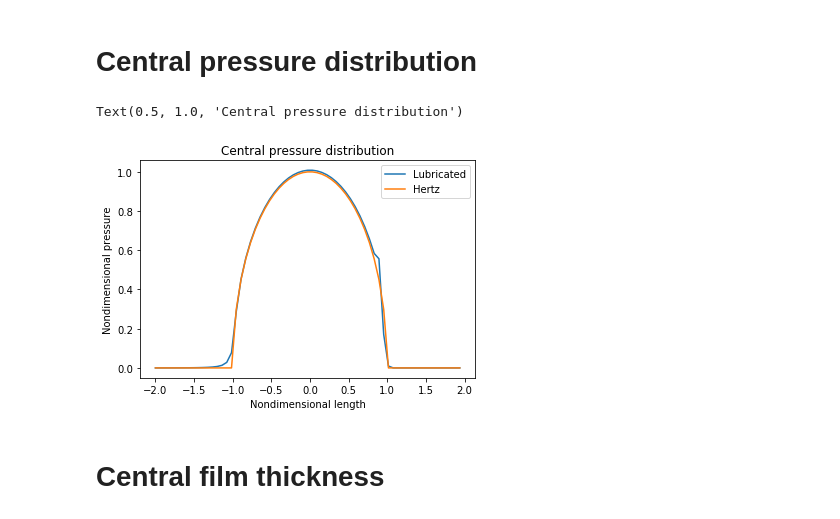
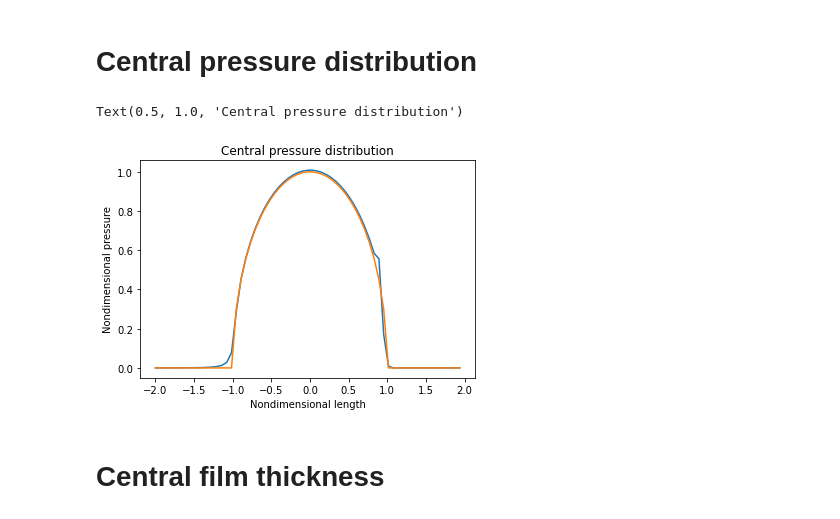
Before and after one commit to FrictionTribologyEnigma/slippy, a Jupyter notebook: examples/Mixed lubrication by the semi system approach.ipynb, the cells around one changed output. Drawn from its saved outputs; the diff is of its cells as text; code cells hidden in the pictures.

```diff
--- a/examples/Mixed lubrication by the semi system approach.ipynb
+++ b/examples/Mixed lubrication by the semi system approach.ipynb
@@ -88,6 +88,6 @@ In which $P$ is the non dimensional pressure, $\frac{\rho(P)}{\rho_0}$ is the no
 print(C.UnifiedReynoldsSolver.requires) # looking at the requires property of our chosen solver
 
 oil = C.Lubricant('oil') # Making a lubricant object to contain our sub models
-oil.add_sub_model('nd_viscosity', C.nd_roelands(eta_0, roelands_p_0, hertz_pressure, roelands_z))
-oil.add_sub_model('nd_density', C.nd_dowson_higginson(hertz_pressure)) # adding dowson higginson
+oil.add_sub_model('nd_viscosity', C.lubricant_models.nd_roelands(eta_0, roelands_p_0, hertz_pressure, roelands_z))
+oil.add_sub_model('nd_density', C.lubricant_models.nd_dowson_higginson(hertz_pressure)) # adding dowson higginson
 # %% [output]
@@ -182,14 +181,15 @@ plt.imshow(np.log(state['gap']))
 # %% [markdown]
 # Central pressure distribution
 # %%
-sns.lineplot(Y[:,0]/hertz_a,state['nd_pressure'][:,32], label='Lubricated')
-ax = sns.lineplot(Y[:,0]/hertz_a,hertzian_pressure_dist[:,32]/hertz_pressure, label='Hertz')
+plt.plot(Y[:,0]/hertz_a,state['nd_pressure'][:,32], label='Lubricated')
+plt.plot(Y[:,0]/hertz_a,hertzian_pressure_dist[:,32]/hertz_pressure, label='Hertz')
+ax = plt.gca()
 ax.set_xlabel('Nondimensional length')
 ax.set_ylabel('Nondimensional pressure')
 ax.set_title('Central pressure distribution')
 # %% [output]
 Text(0.5, 1.0, 'Central pressure distribution')
-[figure, old version]
+[figure, new version]
 # %% [markdown]
 # Central film thickness
 # %%
```
Also changed, not shown: parts of 3 cells of this notebook, 2 other files.
